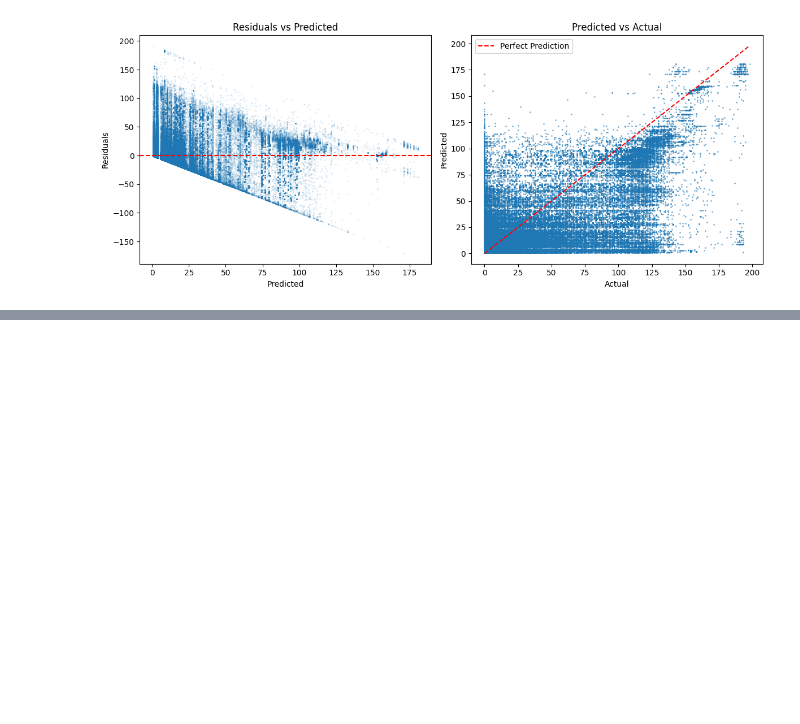
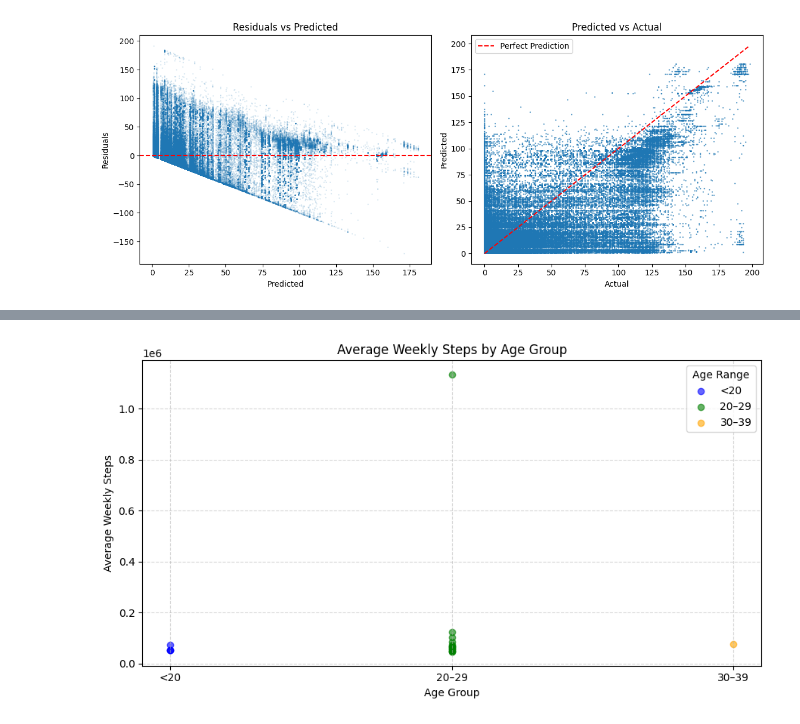
Before and after one commit to nichmorgan/inf502-fall2025, a Jupyter notebook: Homework 2/run_analysis.ipynb, the cells around one changed output, grey strips where cells are left out. Drawn from its saved outputs; the diff is of its cells as text; code cells hidden in the pictures; blank space fills up the shorter version.

```diff
--- a/Homework 2/run_analysis.ipynb
+++ b/Homework 2/run_analysis.ipynb
@@ -207,0 +221,13 @@ Subject 101: 5 min, 82 steps, started 2014-10-21 13:37:00
+# %%
+# Add a 'Week' column (ISO week)
+merged_df['Week'] = merged_df['DateTime'].dt.to_period('W').apply(lambda r: r.start_time)
+
+# Aggregate weekly steps by subject
+weekly_steps = (
+    merged_df
+    .groupby(['Subject', 'Week'])['Steps_Corrected']
+    .sum()
+    .reset_index()
+)
+
+weekly_steps.head()
@@ -207,0 +253,3 @@ Subject 101: 5 min, 82 steps, started 2014-10-21 13:37:00
+# %%
+clinical_df = loadClinical()
+clinical_df.head()
@@ -207,0 +263,3 @@ Subject 101: 5 min, 82 steps, started 2014-10-21 13:37:00
+# %%
+weekly_steps_merged = weekly_steps.merge(clinical_df, on='Subject', how='left')
+weekly_steps_merged.describe()
@@ -207,0 +276,42 @@ Subject 101: 5 min, 82 steps, started 2014-10-21 13:37:00
+# %%
+import matplotlib.pyplot as plt
+import numpy as np
+import pandas as pd
+
+# Define age ranges
+bins = [0, 20, 30, 40]
+labels = ['<20', '20–29', '30–39']
+weekly_steps_merged['age_group'] = pd.cut(weekly_steps_merged['age'], bins=bins, labels=labels, right=False)
+
+# Assign colors
+colors = {
+    '<20': 'blue', '20–29': 'green', '30–39': 'orange',
+}
+weekly_steps_merged['color'] = weekly_steps_merged['age_group'].map(colors)
+
+# Aggregate by subject
+subject_steps = weekly_steps_merged.groupby(['Subject', 'age_group'], as_index=False)['Steps_Corrected'].mean()
+
+# Map categorical labels to numeric x positions
+x_labels = labels
+x_positions = np.arange(len(x_labels))
+x_map = dict(zip(x_labels, x_positions))
+
+subject_steps['x'] = subject_steps['age_group'].map(x_map)
+
+# Plot
+plt.figure(figsize=(9,5))
+for group, color in colors.items():
+    group_data = subject_steps[subject_steps['age_group'] == group]
+    plt.scatter(group_data['x'], group_data['Steps_Corrected'], color=color, alpha=0.6, label=group)
+
+plt.xticks(x_positions, x_labels)
+plt.title('Average Weekly Steps by Age Group')
+plt.xlabel('Age Group')
+plt.ylabel('Average Weekly Steps')
+plt.legend(title='Age Range')
+plt.grid(True, linestyle='--', alpha=0.5)
+plt.tight_layout()
+plt.show()
+# %% [output]
+[figure, added]
```
Also changed, not shown: parts of 5 cells of this notebook, 1 other file.
